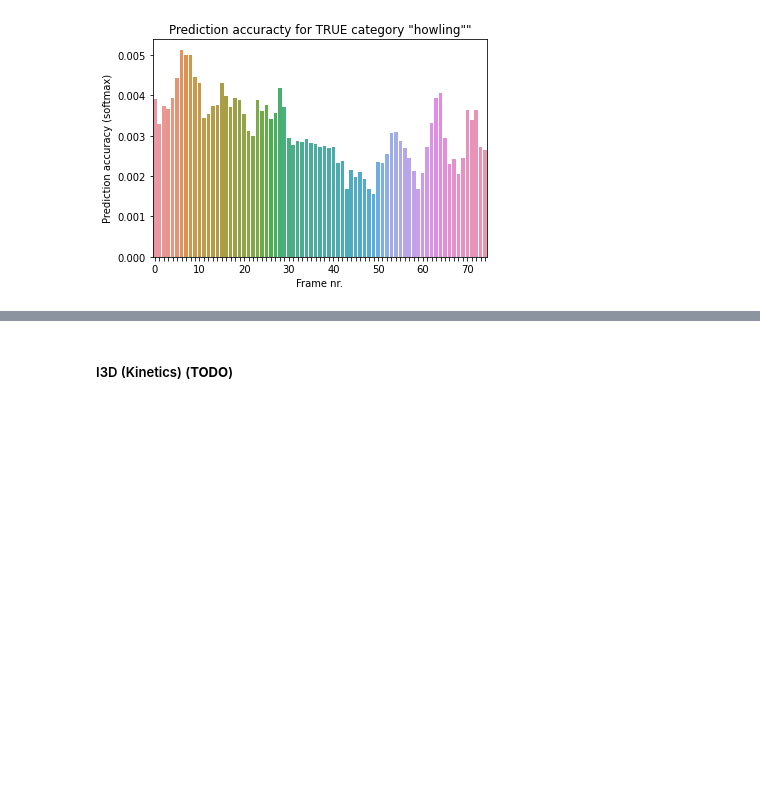
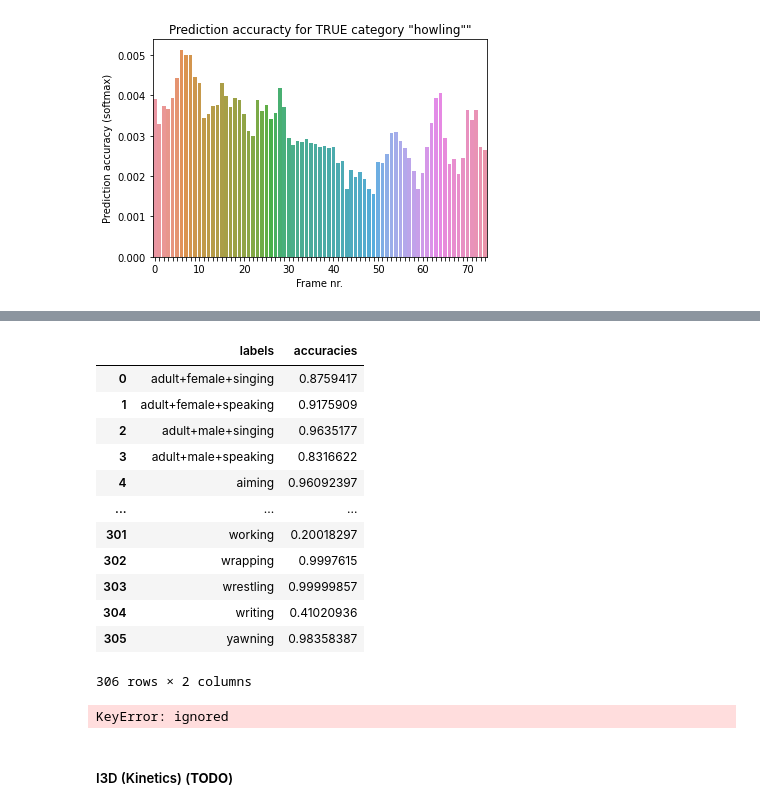
Before and after one commit to CogNeuroUR/frame-by-frame, a Jupyter notebook: video_frame_extractor_v0_1_2.ipynb, the cells around one changed output, grey strips where cells are left out. Saved outputs shown, nothing was run; the diff lists cells and outputs as text; code cells hidden in the pictures; blank space fills up the shorter version.

```diff
--- a/video_frame_extractor_v0_1_1.ipynb
+++ b/video_frame_extractor_v0_1_2.ipynb
@@ -151,7 +146,7 @@ curl is already the newest version (7.58.0-2ubuntu3.10).
 # %%
 # Load video
 print(os.getcwd())
-video_fname = '/content/abseiling_k400.mp4'
+video_fname = str(path_prefix / 'data/test/abseiling_k400.mp4')
 vr = VideoReader(video_fname)#, ctx=cpu(0))
 print('video frames:', len(vr))
 # %% [output]
@@ -377,0 +375,5 @@ plt.show()
+# %%
+import pickle
+dict_path = path_prefix / 'saved/ResNet50_MiTv1_accuracies_per_category.pkl'
+f = open(dict_path, 'rb')
+accuracies_per_category = pickle.load(f)
@@ -378,3 +555,23 @@ plt.show()
+# %%
+acc_df
+# %% [output]
+|  | labels | accuracies |
+| 0 | adult+female+singing | 0.8759417 |
+| 1 | adult+female+speaking | 0.9175909 |
+| 2 | adult+male+singing | 0.9635177 |
+| 3 | adult+male+speaking | 0.8316622 |
+| 4 | aiming | 0.96092397 |
+| ... | ... | ... |
+| 301 | working | 0.20018297 |
+| 302 | wrapping | 0.9997615 |
+| 303 | wrestling | 0.99999857 |
+| 304 | writing | 0.41020936 |
+| 305 | yawning | 0.98358387 |
+306 rows × 2 columns
+# %%
+acc_df['0']
+# %% [output]
+KeyError: ignored
 # %% [markdown]
 ##### I3D (Kinetics) (**TODO**)
 # %%
```
Also changed, not shown: parts of 17 cells of this notebook, 1 other file.
